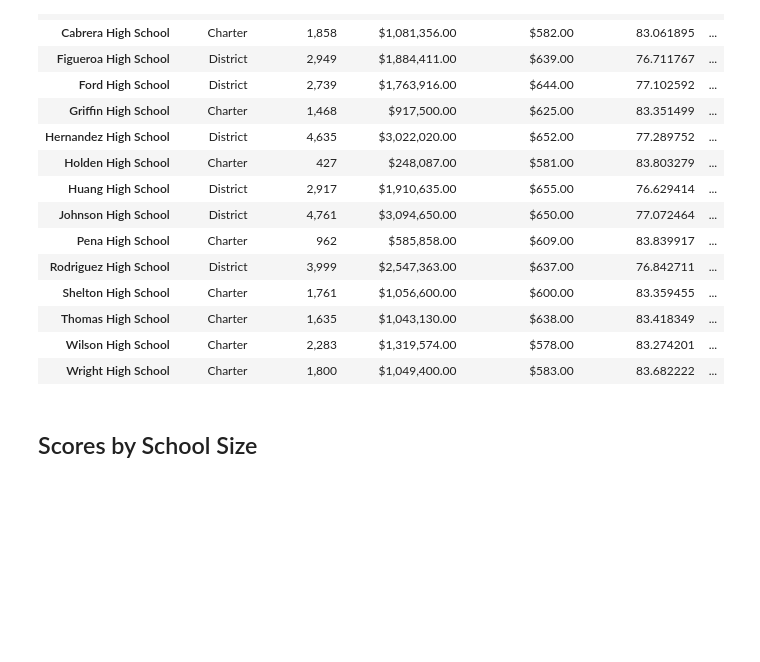
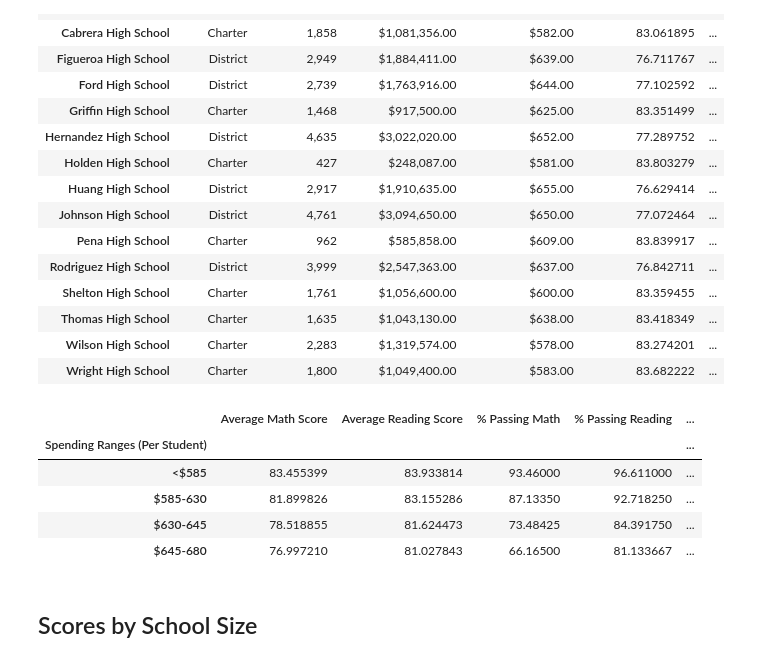
Before and after one commit to vivsarraf/pandas-challenge, a Jupyter notebook: PyCitySchools/PyCitySchools_starter.ipynb, the cells around one changed output. Saved outputs shown, nothing was run; the diff lists cells and outputs as text; code cells hidden in the pictures; blank space fills up the shorter version.

Commit message:
upated scores by school size

```diff
--- a/PyCitySchools/PyCitySchools_starter.ipynb
+++ b/PyCitySchools/PyCitySchools_starter.ipynb
@@ -426,19 +426,25 @@ spending_bins = [0, 585, 630, 645, 680]
 labels = ["<$585", "$585-630", "$630-645", "$645-680"]
 # %%
 # Create a copy of the school summary since it has the "Per Student Budget"
-school_spending_df = per_school_summary.copy()
+
 per_school_summary["Average Math Score"] = pd.to_numeric(per_school_summary["Average Math Score"])
 per_school_summary["Average Reading Score"] = pd.to_numeric(per_school_summary["Average Reading Score"])
 
-per_school_summary["Per Student Budget"] = pd.to_numeric(school_summary["Per Student Budget"])
+#per_school_summary["Per Student Budget"] = pd.to_numeric(per_school_summary["Per Student Budget"])
+#per_school_summary["Per Student Budget"] = per_school_summary["Per Student Budget"].replace('$', '', regex=True).astype('float')
+#per_school_summary["Per Student Budget"] = pd.to_numeric(per_school_summary["Per Student Budget"])
 
-per_school_summary["% Passing Math"] = school_summary["% Passing Math"].replace('%', '', regex=True).astype('float')
-per_school_summary["% Passing Math"] = pd.to_numeric(school_summary["% Passing Math"])
+per_school_summary["% Passing Math"] = per_school_summary["% Passing Math"].replace('%', '', regex=True).astype('float')
+per_school_summary["% Passing Math"] = pd.to_numeric(per_school_summary["% Passing Math"])
 
-per_school_summary["% Passing Reading"] = school_summary["% Passing Reading"].replace('%', '', regex=True).astype('float')
-per_school_summary["% Passing Reading"] = pd.to_numeric(school_summary["% Passing Reading"])
+per_school_summary["% Passing Reading"] = per_school_summary["% Passing Reading"].replace('%', '', regex=True).astype('float')
+per_school_summary["% Passing Reading"] = pd.to_numeric(per_school_summary["% Passing Reading"])
 
-school_spending_df["Spending Ranges (Per Student)"] = pd.cut(per_school_capita, spending_bins, labels=labels, include_lowest=True)
+per_school_summary["% Overall Passing"] = per_school_summary["% Overall Passing"].replace('%', '', regex=True).astype('float')
+per_school_summary["% Overall Passing"] = pd.to_numeric(per_school_summary["% Overall Passing"])
+
+school_spending_df = per_school_summary.copy()
+school_spending_df["Spending Ranges (Per Student)"] = pd.cut(per_school_capita, spending_bins, labels=labels)
 school_spending_df
 # %% [output]
 |  | School Type | Total Students | Total School Budget | Per Student Budget | Average Math Score | ... |
@@ -464,13 +467,27 @@ school_spending_df
+# %%
+#  Calculate averages for the desired columns.
+spending_math_scores = school_spending_df.groupby(["Spending Ranges (Per Student)"])["Average Math Score"].mean()
+spending_reading_scores = school_spending_df.groupby(["Spending Ranges (Per Student)"])["Average Reading Score"].mean()
+spending_passing_math = school_spending_df.groupby(["Spending Ranges (Per Student)"])["% Passing Math"].mean()
+spending_passing_reading = school_spending_df.groupby(["Spending Ranges (Per Student)"])["% Passing Reading"].mean()
+overall_passing_spending = school_spending_df.groupby(["Spending Ranges (Per Student)"])["% Overall Passing"].mean()
 # %%
 # Assemble into DataFrame
-#spending_summary = pd.DataFrame({"Average Math Score": spending_math_scores,
-#"Average Reading Score": spending_reading_scores,
-#"% Passing Math": spending_passing_math,
-#"% Passing Reading":spending_passing_reading,
-#"% Overall Passing":overall_passing_spending})
+spending_summary = pd.DataFrame({"Average Math Score": spending_math_scores,
+"Average Reading Score": spending_reading_scores,
+"% Passing Math": spending_passing_math,
+"% Passing Reading":spending_passing_reading,
+"% Overall Passing":overall_passing_spending})
 
 # Display results
-#spending_summary
+spending_summary
+# %% [output]
+|  | Average Math Score | Average Reading Score | % Passing Math | % Passing Reading | ... |
+| Spending Ranges (Per Student) |  |  |  |  | ... |
+| <$585 | 83.455399 | 83.933814 | 93.46000 | 96.611000 | ... |
+| $585-630 | 81.899826 | 83.155286 | 87.13350 | 92.718250 | ... |
+| $630-645 | 78.518855 | 81.624473 | 73.48425 | 84.391750 | ... |
+| $645-680 | 76.997210 | 81.027843 | 66.16500 | 81.133667 | ... |
 # %% [markdown]
 ## Scores by School Size
 # %%
```
Also changed, not shown: parts of 5 cells of this notebook.
